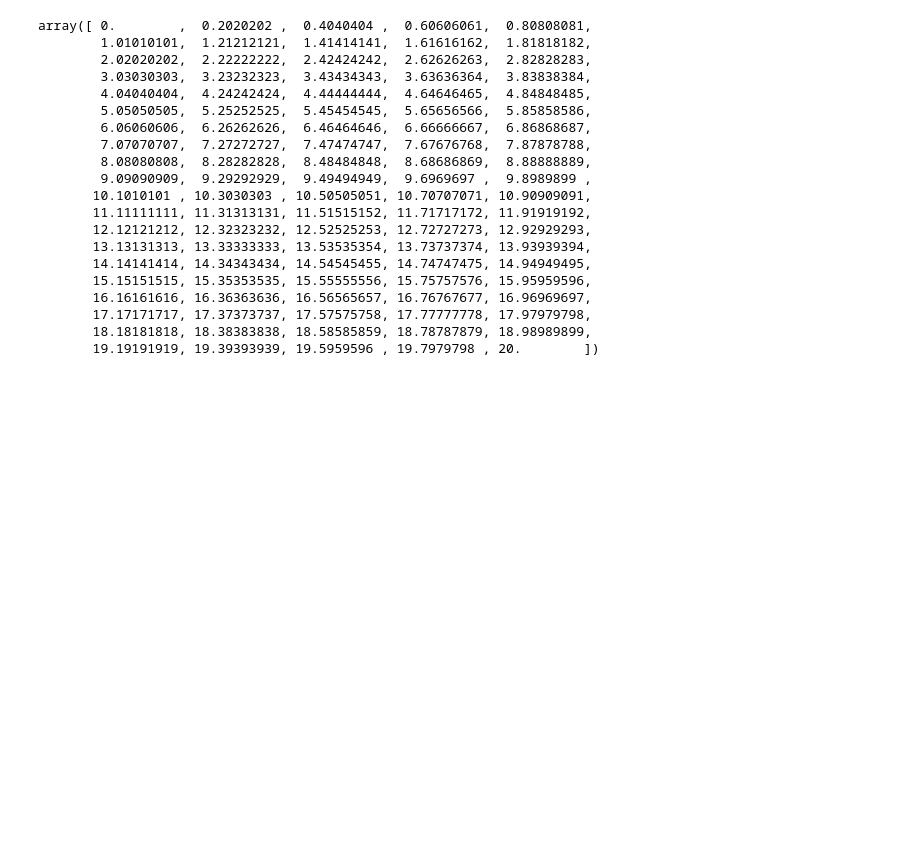
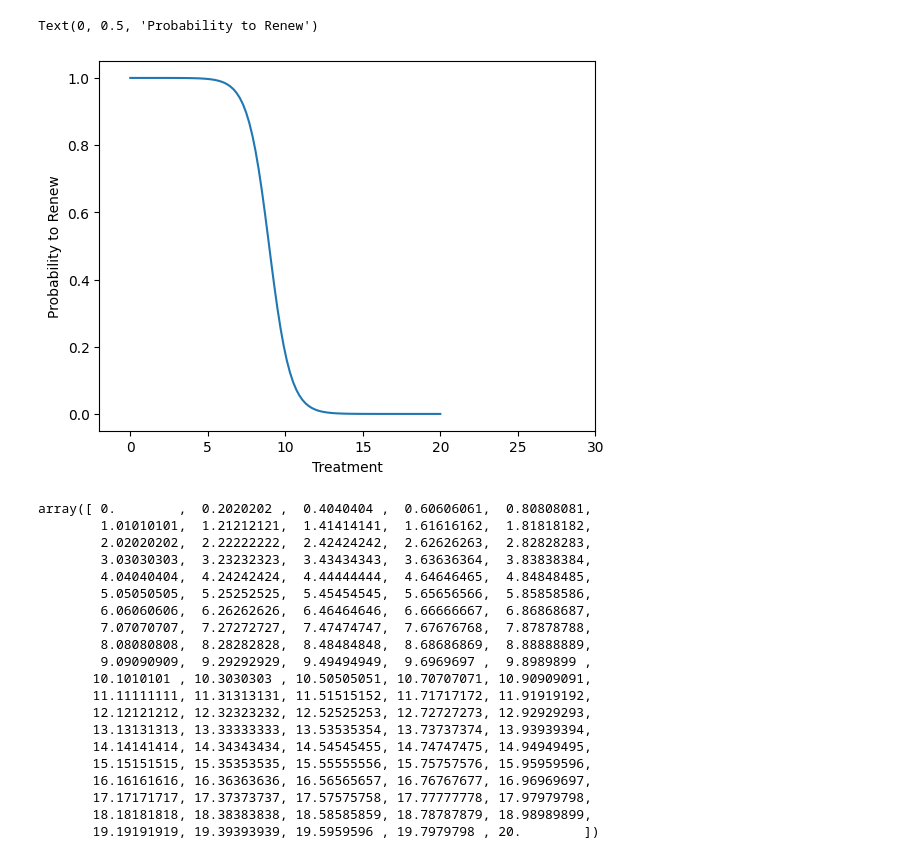
Before and after one commit to bKolisnik/NegativeExpectedValueDecisionTree, a Jupyter notebook: examples/tree/NegativeExpectedDesisionTreeSample.ipynb, the cells around one changed output. Cells and saved outputs as stored; diff of their text form; code cells hidden in the pictures; blank space fills up the shorter version.

```diff
--- a/examples/tree/NegativeExpectedDesisionTreeSample.ipynb
+++ b/examples/tree/NegativeExpectedDesisionTreeSample.ipynb
@@ -24,3 +26,13 @@ ax.set_xlim(-2,30)
+# %%
+fig, ax = plt.subplots()
+
+ax.plot(domain, y[0])
+ax.set_xlim(-2,30)
+ax.set_xlabel("Treatment")
+ax.set_ylabel("Probability to Renew")
+# %% [output]
+Text(0, 0.5, 'Probability to Renew')
+[figure, added]
 # %%
 y = np.array(y)
 # %%
```
Also changed, not shown: parts of 15 cells of this notebook.
